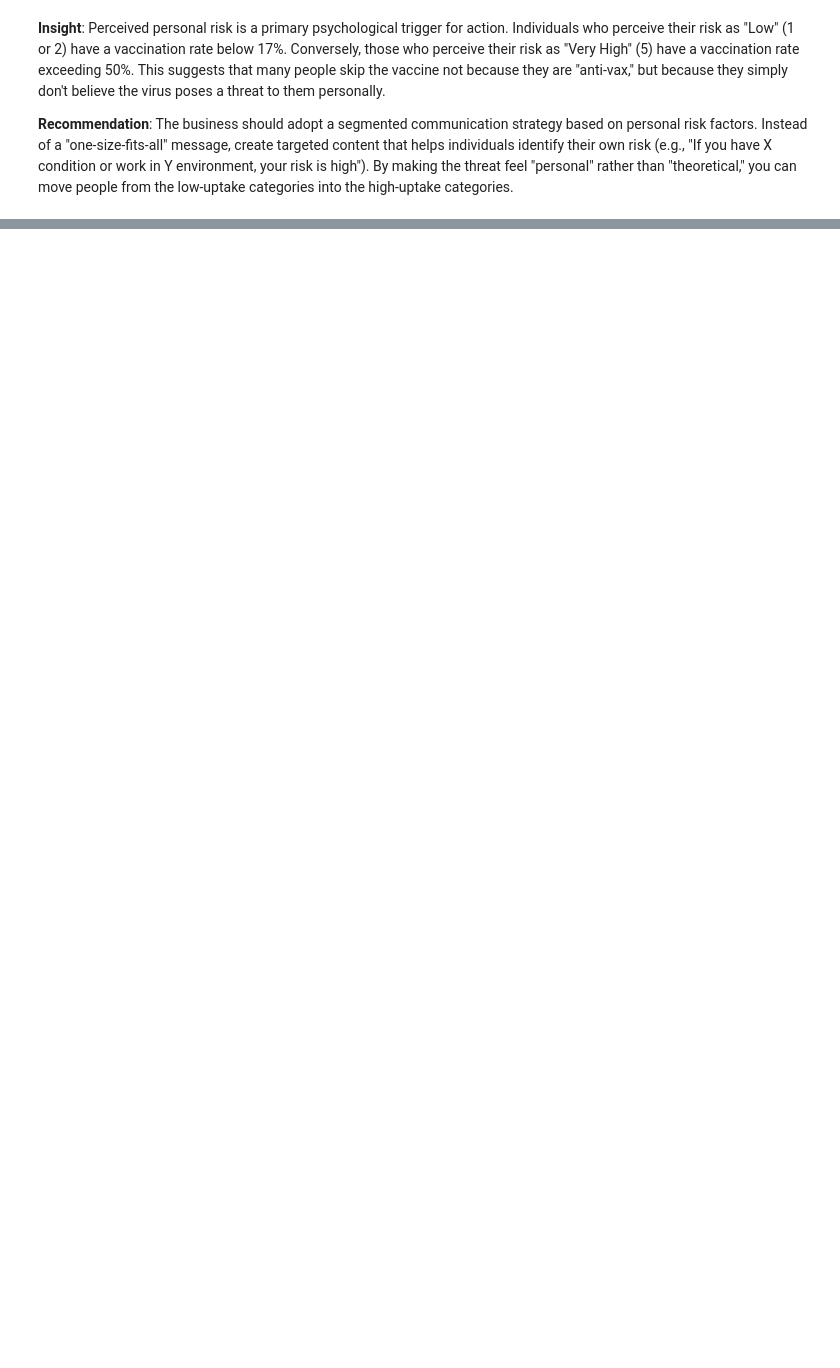
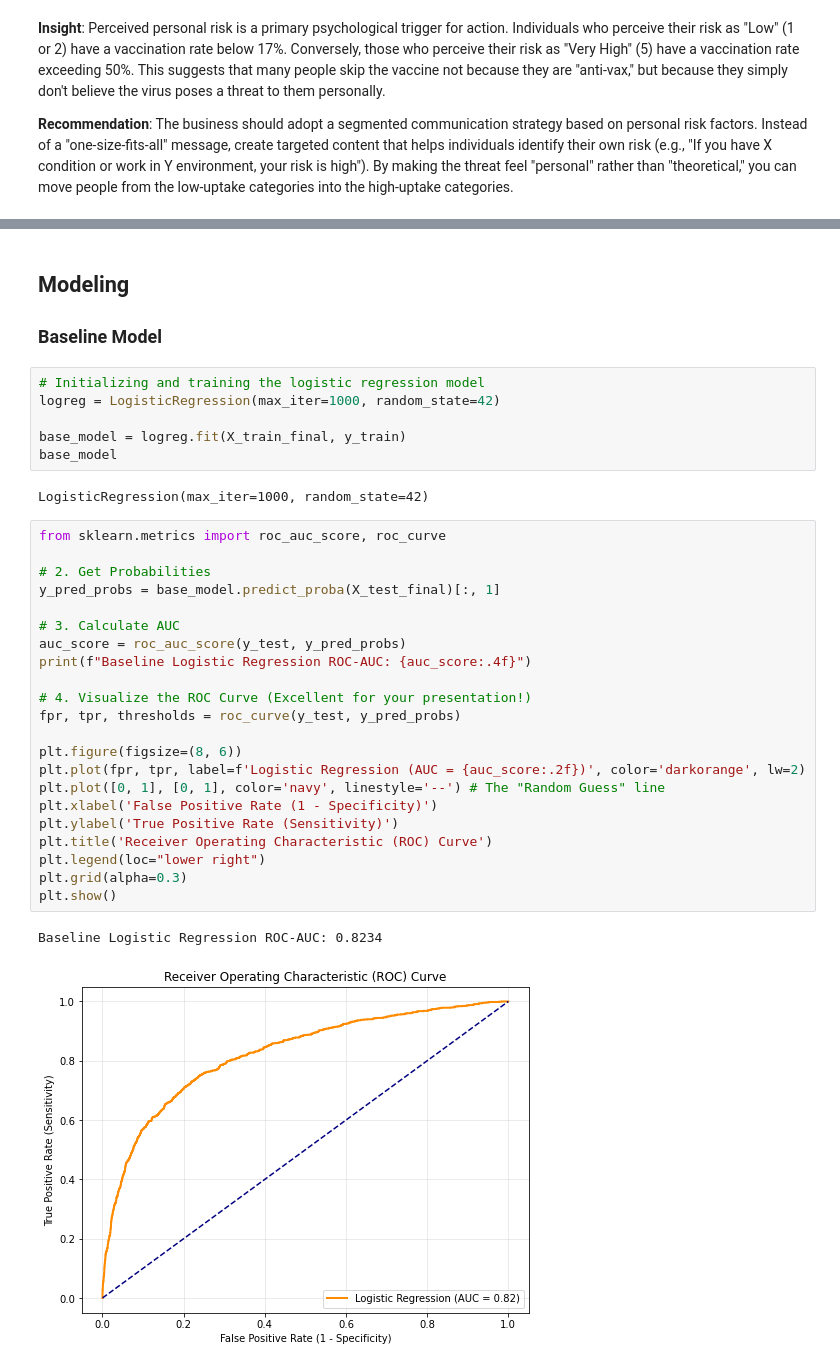
Before and after one commit to vkones/Project-3-Machine-Learning, a Jupyter notebook: index.ipynb, the cells around one changed output, grey strips where cells are left out. Saved outputs shown, nothing was run; the diff lists cells and outputs as text; blank space fills up the shorter version.

Commit message:
baseline model and scoring

```diff
--- a/index.ipynb
+++ b/index.ipynb
@@ -234,0 +280,37 @@ The `ci` parameter is deprecated. Use `errorbar=None` for the same effect.
+# %% [markdown]
+## Modeling
+
+### Baseline Model
+# %%
+# Initializing and training the logistic regression model
+logreg = LogisticRegression(max_iter=1000, random_state=42)
+
+base_model = logreg.fit(X_train_final, y_train)
+base_model
+# %% [output]
+LogisticRegression(max_iter=1000, random_state=42)
+# %%
+from sklearn.metrics import roc_auc_score, roc_curve
+
+# 2. Get Probabilities
+y_pred_probs = base_model.predict_proba(X_test_final)[:, 1]
+
+# 3. Calculate AUC
+auc_score = roc_auc_score(y_test, y_pred_probs)
+print(f"Baseline Logistic Regression ROC-AUC: {auc_score:.4f}")
+
+# 4. Visualize the ROC Curve (Excellent for your presentation!)
+fpr, tpr, thresholds = roc_curve(y_test, y_pred_probs)
+
+plt.figure(figsize=(8, 6))
+plt.plot(fpr, tpr, label=f'Logistic Regression (AUC = {auc_score:.2f})', color='darkorange', lw=2)
+plt.plot([0, 1], [0, 1], color='navy', linestyle='--') # The "Random Guess" line
+plt.xlabel('False Positive Rate (1 - Specificity)')
+plt.ylabel('True Positive Rate (Sensitivity)')
+plt.title('Receiver Operating Characteristic (ROC) Curve')
+plt.legend(loc="lower right")
+plt.grid(alpha=0.3)
+plt.show()
+# %% [output]
+Baseline Logistic Regression ROC-AUC: 0.8234
+[figure, added]
```
Also changed, not shown: parts of 10 cells of this notebook.
